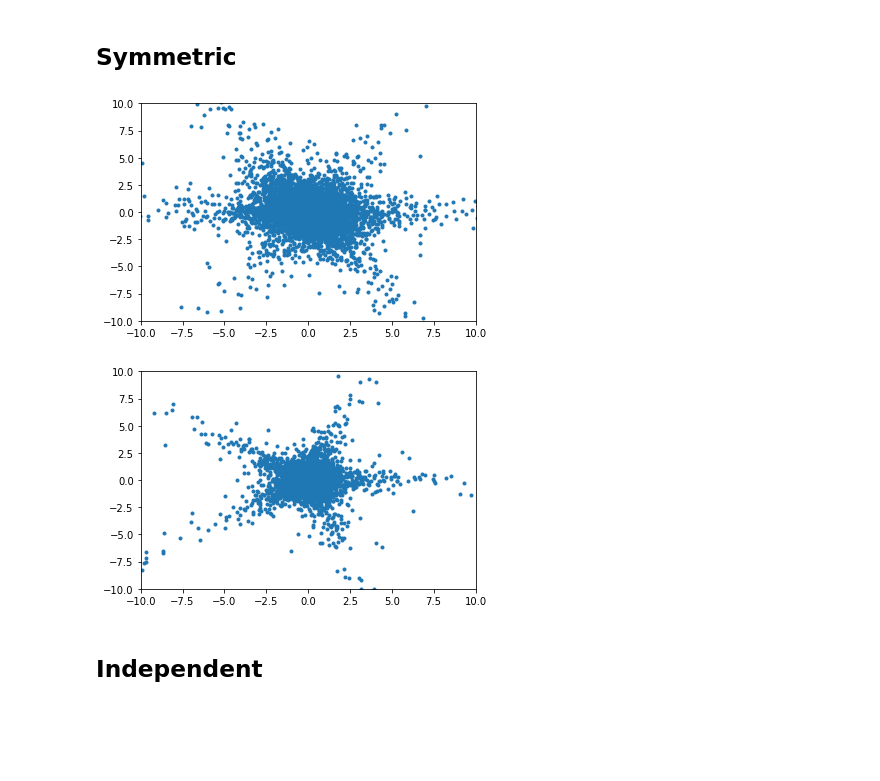
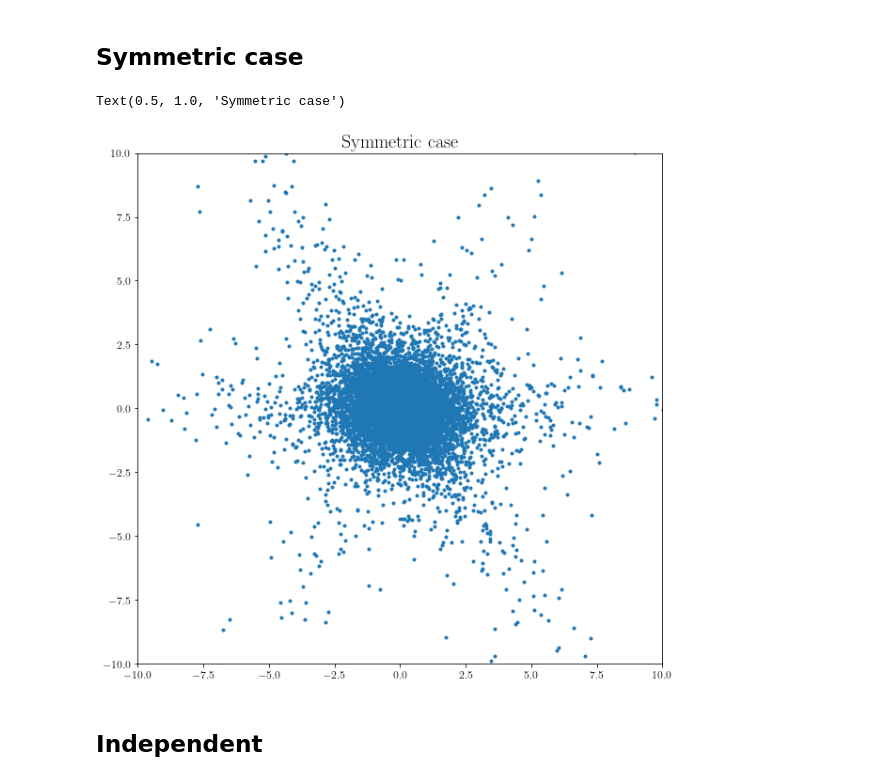
Before and after one commit to chwilko/CSoS, a Jupyter notebook: Python3/Task_list_2/Task_2.ipynb, the cells around one changed output. Cells and saved outputs as stored; diff of their text form; code cells hidden in the pictures; blank space fills up the shorter version.

```diff
--- a/Python3/Task_list_2/Task_2.ipynb
+++ b/Python3/Task_list_2/Task_2.ipynb
@@ -6,8 +6,31 @@ import os
 
 sys.path.insert(1, os.sep.join(["..", "packages"]))
 from alphastable import multivariate_alphastable
+# %%
+Image_width = 10
+plt.rc('text', usetex = True) # latex ticks
+plt.rc('text.latex')
+plt.rcParams['axes.unicode_minus'] = False
+plt.rcParams.update({
+    "text.usetex": True,
+    "font.family": "serif",
+    "font.serif": ['Computer Modern'],
+})
+
+EXTRA_SMALL = 10
+SMALL_SIZE = 12
+MEDIUM_SIZE = 15
+BIGGER_SIZE = 20
+
+plt.rc('font', size=EXTRA_SMALL)         # controls default text sizes
+plt.rc('axes', titlesize=BIGGER_SIZE)    # fontsize of the axes title
+plt.rc('axes', labelsize=MEDIUM_SIZE)    # fontsize of the x and y labels
+plt.rc('xtick', labelsize=SMALL_SIZE)    # fontsize of the tick labels
+plt.rc('ytick', labelsize=SMALL_SIZE)    # fontsize of the tick labels
+plt.rc('legend', fontsize=SMALL_SIZE)    # legend fontsize
+plt.rc('figure', titlesize=BIGGER_SIZE)  # fontsize of the figure title
 # %% [markdown]
-## Symmetric
+## Symmetric case
 # %%
 N = 10 ** 4
 gamma = [0.25, 0.125, 0.25, 0.25, 0.125, 0.25]
@@ -18,9 +41,11 @@ alpha = 1.5
 MA = multivariate_alphastable(alpha, gamma, points, N)
 # %%
 k = 10
-fig, ax = plt.subplots()
+fig, ax = plt.subplots(figsize = (Image_width, Image_width))
 ax.plot(MA[:, 0], MA[:, 1], '.');
 ax.set_ylim([-k, k])
-ax.set_xlim([-k, k]);
+ax.set_xlim([-k, k])
+ax.set_title("Symmetric case");
 # %% [output]
+Text(0.5, 1.0, 'Symmetric case')
-[figure, old version]
+[figure, new version]
@@ -33,11 +52,3 @@ MA = multivariate_alphastable(alpha, gamma, points, N)
-# %%
-k = 10
-fig, ax = plt.subplots()
-ax.plot(MA[:, 0], MA[:, 1], '.');
-ax.set_ylim([-k, k])
-ax.set_xlim([-k, k]);
-# %% [output]
-[figure, removed]
 # %% [markdown]
 ## Independent
 # %%
```
Also changed, not shown: parts of 4 cells of this notebook, 8 other files.
